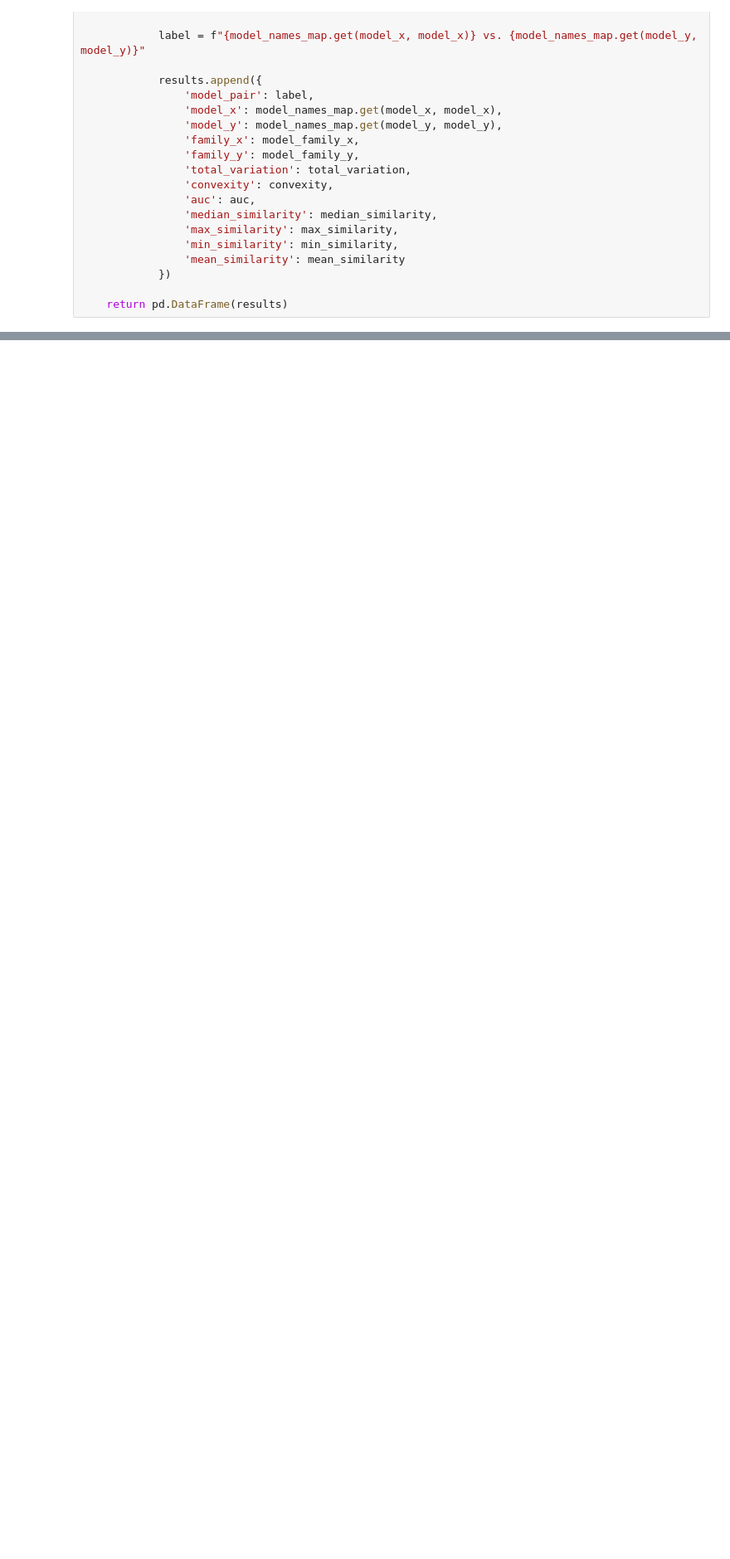
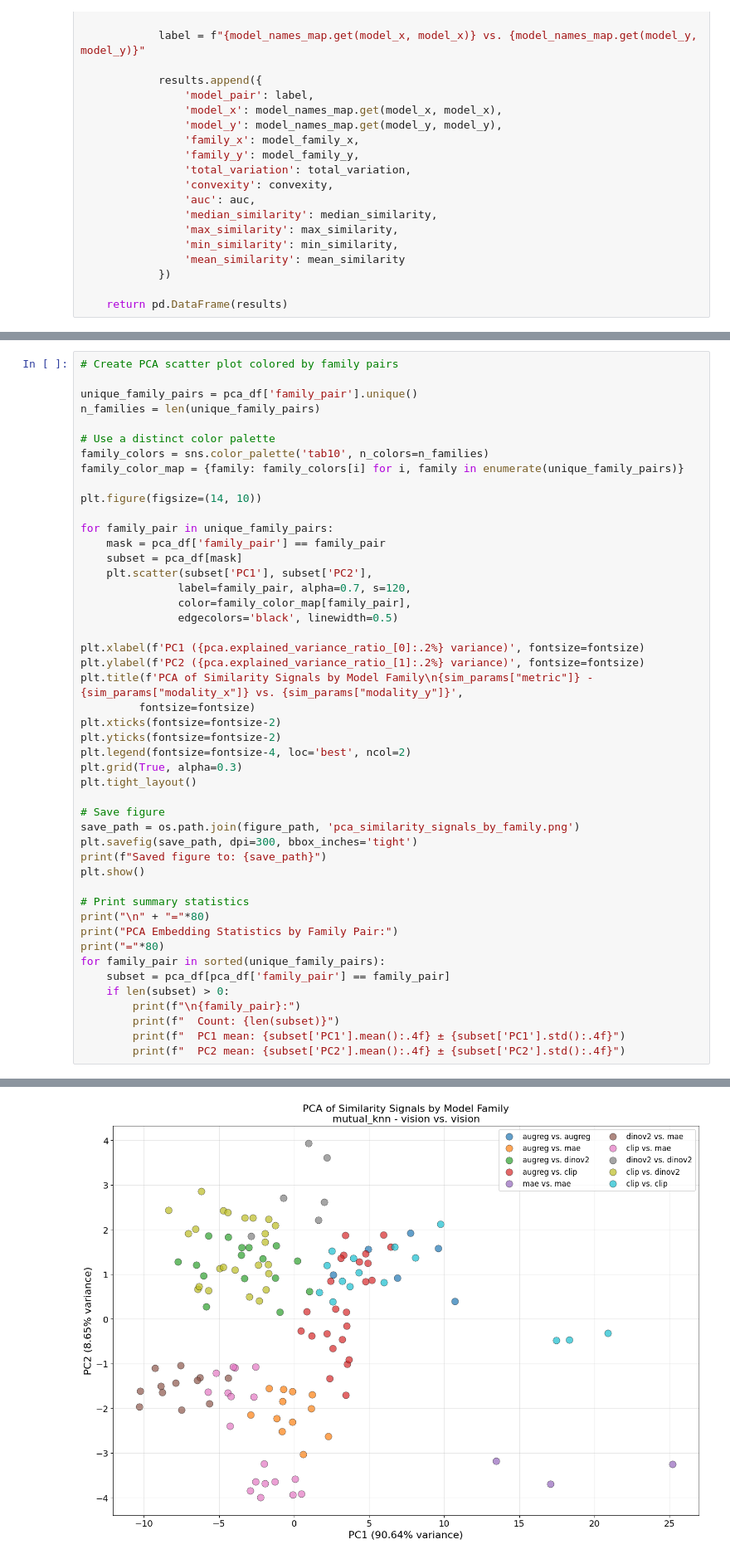
Before and after one commit to barweiss1/platonic-rep, a Jupyter notebook: post_processing/similarity_globality.ipynb, the cells around one changed output, grey strips where cells are left out. Shown at 83% size. Cells and saved outputs as stored; diff of their text form; blank space fills up the shorter version.

```diff
--- a/post_processing/similarity_globality.ipynb
+++ b/post_processing/similarity_globality.ipynb
@@ -500,0 +786,48 @@ Correlation between Max and Min Similarity: 0.5734
+# %%
+# Create PCA scatter plot colored by family pairs
+
+unique_family_pairs = pca_df['family_pair'].unique()
+n_families = len(unique_family_pairs)
+
+# Use a distinct color palette
+family_colors = sns.color_palette('tab10', n_colors=n_families)
+family_color_map = {family: family_colors[i] for i, family in enumerate(unique_family_pairs)}
+
+plt.figure(figsize=(14, 10))
+
+for family_pair in unique_family_pairs:
+    mask = pca_df['family_pair'] == family_pair
+    subset = pca_df[mask]
+    plt.scatter(subset['PC1'], subset['PC2'],
+               label=family_pair, alpha=0.7, s=120,
+               color=family_color_map[family_pair],
+               edgecolors='black', linewidth=0.5)
+
+plt.xlabel(f'PC1 ({pca.explained_variance_ratio_[0]:.2%} variance)', fontsize=fontsize)
+plt.ylabel(f'PC2 ({pca.explained_variance_ratio_[1]:.2%} variance)', fontsize=fontsize)
+plt.title(f'PCA of Similarity Signals by Model Family\n{sim_params["metric"]} - {sim_params["modality_x"]} vs. {sim_params["modality_y"]}',
+         fontsize=fontsize)
+plt.xticks(fontsize=fontsize-2)
+plt.yticks(fontsize=fontsize-2)
+plt.legend(fontsize=fontsize-4, loc='best', ncol=2)
+plt.grid(True, alpha=0.3)
+plt.tight_layout()
+
+# Save figure
+save_path = os.path.join(figure_path, 'pca_similarity_signals_by_family.png')
+plt.savefig(save_path, dpi=300, bbox_inches='tight')
+print(f"Saved figure to: {save_path}")
+plt.show()
+
+# Print summary statistics
+print("\n" + "="*80)
+print("PCA Embedding Statistics by Family Pair:")
+print("="*80)
+for family_pair in sorted(unique_family_pairs):
+    subset = pca_df[pca_df['family_pair'] == family_pair]
+    if len(subset) > 0:
+        print(f"\n{family_pair}:")
+        print(f"  Count: {len(subset)}")
+        print(f"  PC1 mean: {subset['PC1'].mean():.4f} ± {subset['PC1'].std():.4f}")
+        print(f"  PC2 mean: {subset['PC2'].mean():.4f} ± {subset['PC2'].std():.4f}")
+# %% [output]
@@ -500,0 +835 @@ Correlation between Max and Min Similarity: 0.5734
+[figure, added]
```
Also changed, not shown: parts of 14 cells of this notebook, 14 other files.
